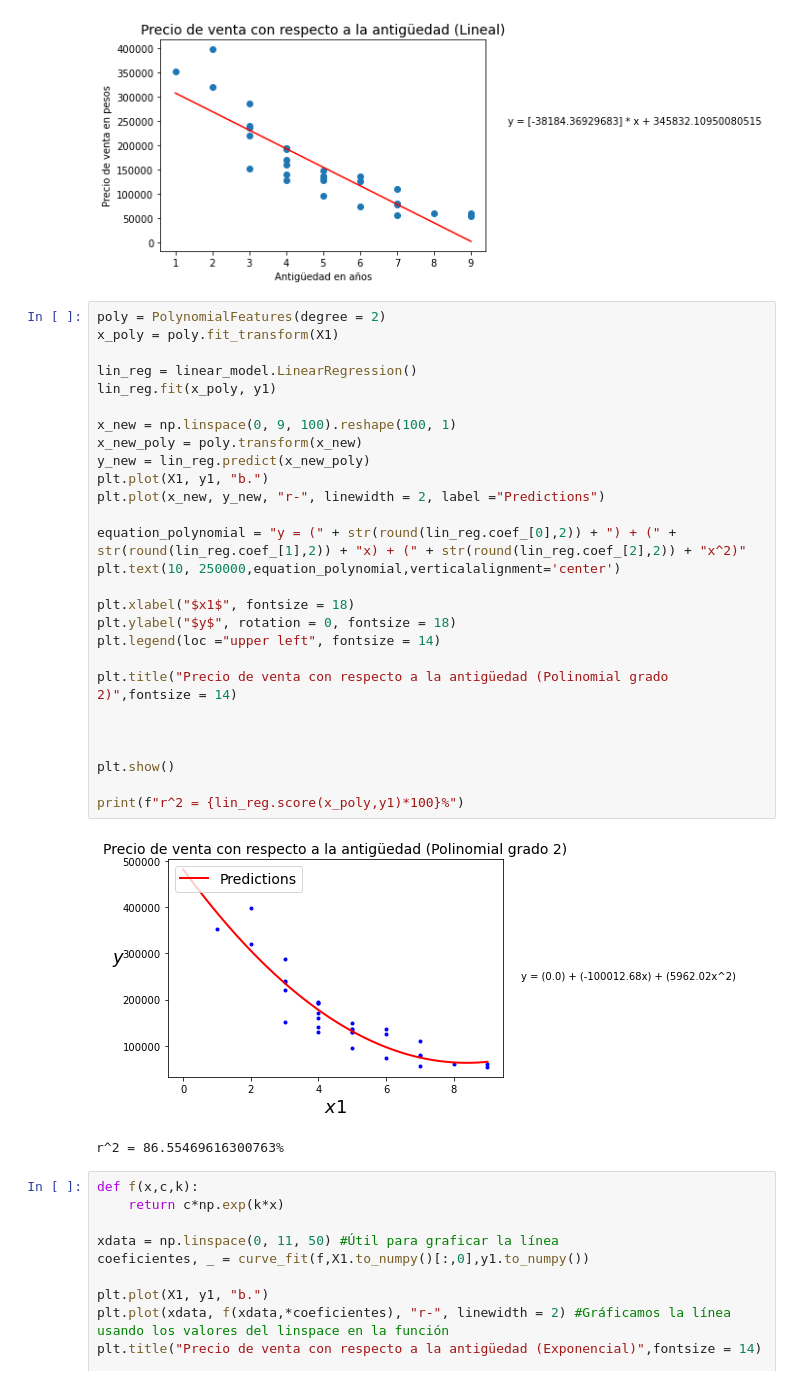
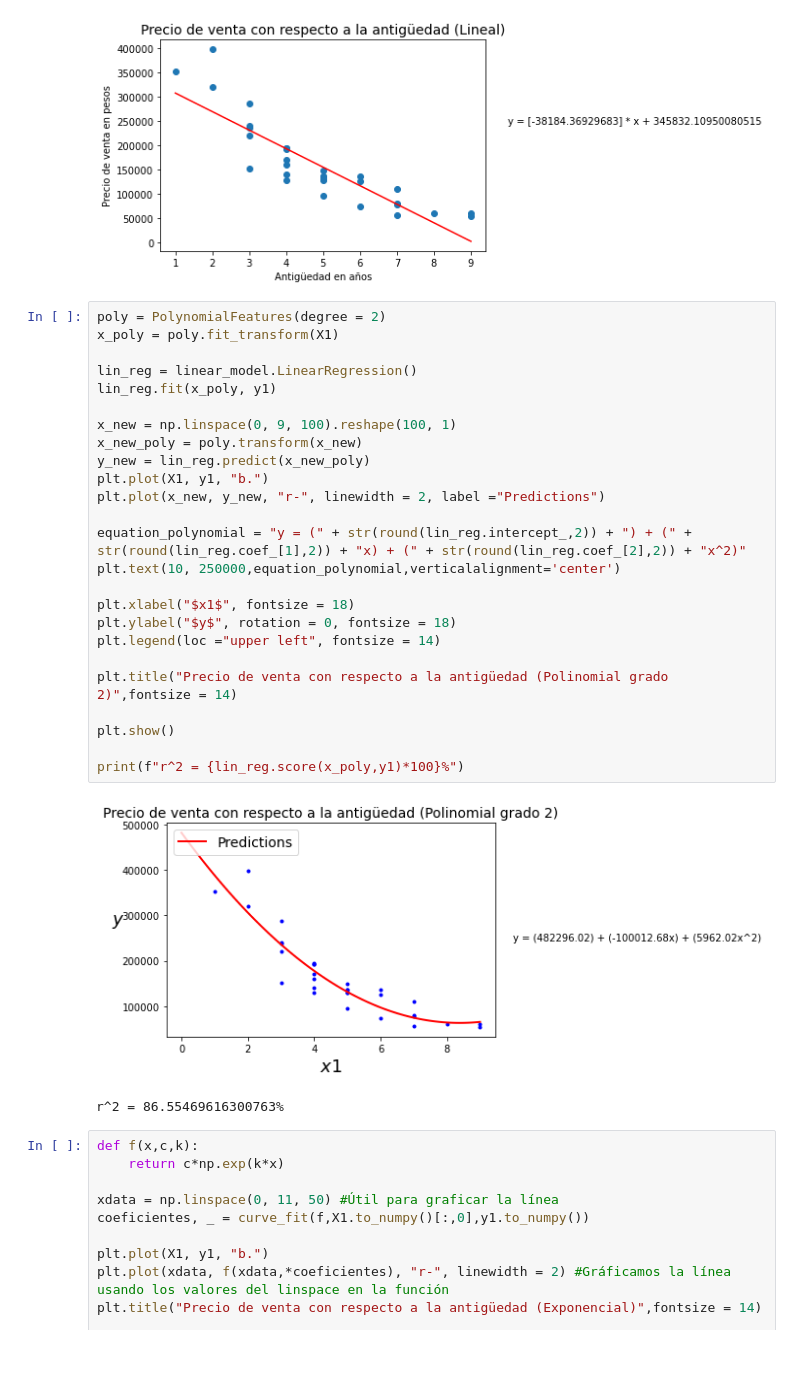
Before and after one commit to Armandotrsg/Estadistica, a Jupyter notebook: PrimeraEtapa.ipynb, the cells around one changed output. Cells and saved outputs as stored; diff of their text form; blank space fills up the shorter version.

```diff
--- a/PrimeraEtapa.ipynb
+++ b/PrimeraEtapa.ipynb
@@ -52,32 +52,30 @@ r^2 = 76.11488076046545%
 # %%
 poly = PolynomialFeatures(degree = 2)
 x_poly = poly.fit_transform(X1)
 
 lin_reg = linear_model.LinearRegression()
 lin_reg.fit(x_poly, y1)
 
 x_new = np.linspace(0, 9, 100).reshape(100, 1)
 x_new_poly = poly.transform(x_new)
 y_new = lin_reg.predict(x_new_poly)
 plt.plot(X1, y1, "b.")
 plt.plot(x_new, y_new, "r-", linewidth = 2, label ="Predictions")
 
-equation_polynomial = "y = (" + str(round(lin_reg.coef_[0],2)) + ") + (" + str(round(lin_reg.coef_[1],2)) + "x) + (" + str(round(lin_reg.coef_[2],2)) + "x^2)"
+equation_polynomial = "y = (" + str(round(lin_reg.intercept_,2)) + ") + (" + str(round(lin_reg.coef_[1],2)) + "x) + (" + str(round(lin_reg.coef_[2],2)) + "x^2)"
 plt.text(10, 250000,equation_polynomial,verticalalignment='center')
 
 plt.xlabel("$x1$", fontsize = 18)
 plt.ylabel("$y$", rotation = 0, fontsize = 18)
 plt.legend(loc ="upper left", fontsize = 14)
 
 plt.title("Precio de venta con respecto a la antigüedad (Polinomial grado 2)",fontsize = 14)
 
-
-
 plt.show()
 
 print(f"r^2 = {lin_reg.score(x_poly,y1)*100}%")
 # %% [output]
-[figure, old version]
+[figure, new version]
 r^2 = 86.55469616300763%
 # %%
 def f(x,c,k):
```
